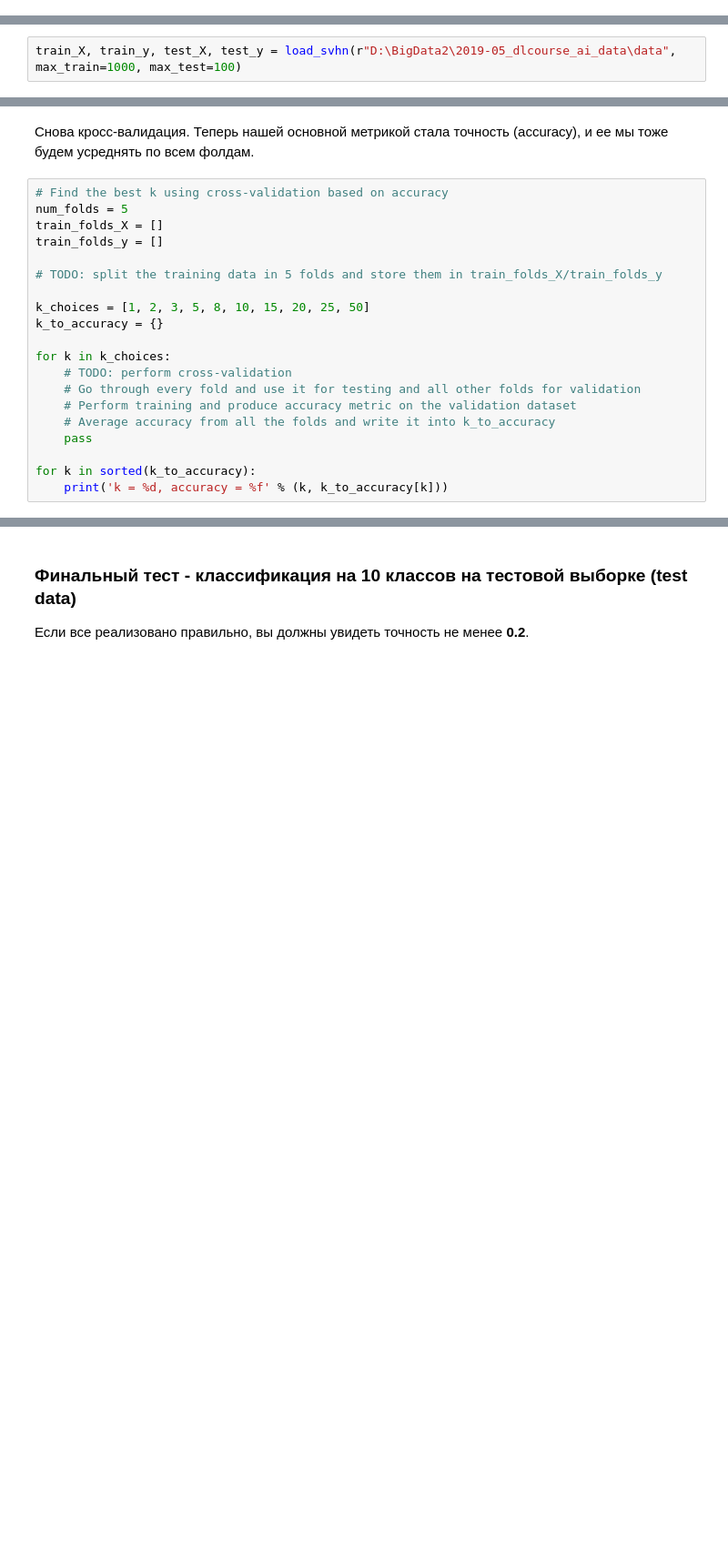
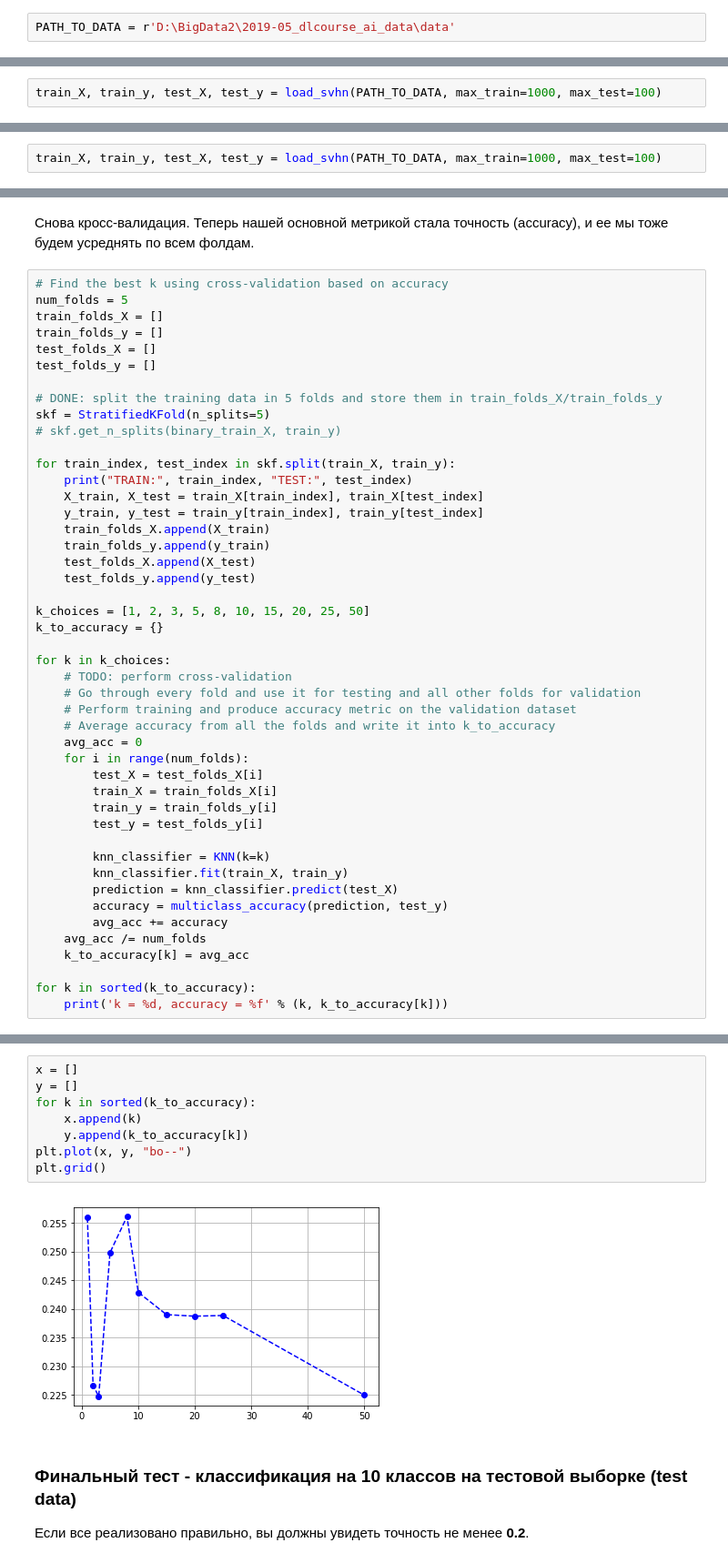
Before and after one commit to aur-ml/edu__dlcourse_ai, a Jupyter notebook: assignments/assignment1/KNN.ipynb, the cells around one changed output, grey strips where cells are left out. Shown at 91% size. Saved outputs shown, nothing was run; the diff lists cells and outputs as text; blank space fills up the shorter version.

```diff
--- a/assignments/assignment1/KNN.ipynb
+++ b/assignments/assignment1/KNN.ipynb
@@ -16,6 +16,8 @@
 
 Если вы раньше не работали с numpy, вам может помочь tutorial. Например этот:
 http://cs231n.github.io/python-numpy-tutorial/
+# %%
+PATH_TO_DATA = r'D:\BigData2\2019-05_dlcourse_ai_data\data'
 # %%
 import numpy as np
 import matplotlib.pyplot as plt
@@ -35,7 +37,7 @@ from metrics import binary_classification_metrics, multiclass_accuracy
 
 Мы будем использовать цифры из датасета Street View House Numbers (SVHN, http://ufldl.stanford.edu/housenumbers/), чтобы решать задачу хоть сколько-нибудь сложнее MNIST.
 # %%
-train_X, train_y, test_X, test_y = load_svhn(r"D:\BigData2\2019-05_dlcourse_ai_data\data", max_train=1000, max_test=100)
+train_X, train_y, test_X, test_y = load_svhn(PATH_TO_DATA, max_train=1000, max_test=100)
 # %%
 samples_per_class = 5  # Number of samples per class to visualize
 plot_index = 1
@@ -257,6 +259,8 @@ Accuracy: 0.56, Precision: 0.69, Recall: 0.75, F1: 0.72
 # Многоклассовая классификация (multi-class classification)
 
 Переходим к следующему этапу - классификации на каждую цифру.
+# %%
+train_X, train_y, test_X, test_y = load_svhn(PATH_TO_DATA, max_train=1000, max_test=100)
 # %%
 # Now let's use all 10 classes
 train_X = train_X.reshape(train_X.shape[0], -1)
@@ -278,8 +284,21 @@ print("Accuracy: %4.2f" % accuracy)
 num_folds = 5
 train_folds_X = []
 train_folds_y = []
+test_folds_X = []
+test_folds_y = []
 
-# TODO: split the training data in 5 folds and store them in train_folds_X/train_folds_y
+# DONE: split the training data in 5 folds and store them in train_folds_X/train_folds_y
+skf = StratifiedKFold(n_splits=5)
+# skf.get_n_splits(binary_train_X, train_y)
+
+for train_index, test_index in skf.split(train_X, train_y):
+    print("TRAIN:", train_index, "TEST:", test_index)
+    X_train, X_test = train_X[train_index], train_X[test_index]
+    y_train, y_test = train_y[train_index], train_y[test_index]
+    train_folds_X.append(X_train)
+    train_folds_y.append(y_train)
+    test_folds_X.append(X_test)
+    test_folds_y.append(y_test)
 
 k_choices = [1, 2, 3, 5, 8, 10, 15, 20, 25, 50]
 k_to_accuracy = {}
@@ -289,7 +308,20 @@ for k in k_choices:
     # Go through every fold and use it for testing and all other folds for validation
     # Perform training and produce accuracy metric on the validation dataset
     # Average accuracy from all the folds and write it into k_to_accuracy
-    pass
+    avg_acc = 0
+    for i in range(num_folds):
+        test_X = test_folds_X[i]
+        train_X = train_folds_X[i]
+        train_y = train_folds_y[i]
+        test_y = test_folds_y[i]
+
+        knn_classifier = KNN(k=k)
+        knn_classifier.fit(train_X, train_y)
+        prediction = knn_classifier.predict(test_X)
+        accuracy = multiclass_accuracy(prediction, test_y)
+        avg_acc += accuracy
+    avg_acc /= num_folds
+    k_to_accuracy[k] = avg_acc
 
 for k in sorted(k_to_accuracy):
     print('k = %d, accuracy = %f' % (k, k_to_accuracy[k]))
@@ -296,3 +346,13 @@ for k in sorted(k_to_accuracy):
+# %%
+x = []
+y = []
+for k in sorted(k_to_accuracy):
+    x.append(k)
+    y.append(k_to_accuracy[k])
+plt.plot(x, y, "bo--")
+plt.grid()
+# %% [output]
+[figure, added]
 # %% [markdown]
 ### Финальный тест - классификация на 10 классов на тестовой выборке (test data)
 
```
Also changed, not shown: parts of 4 cells of this notebook.
